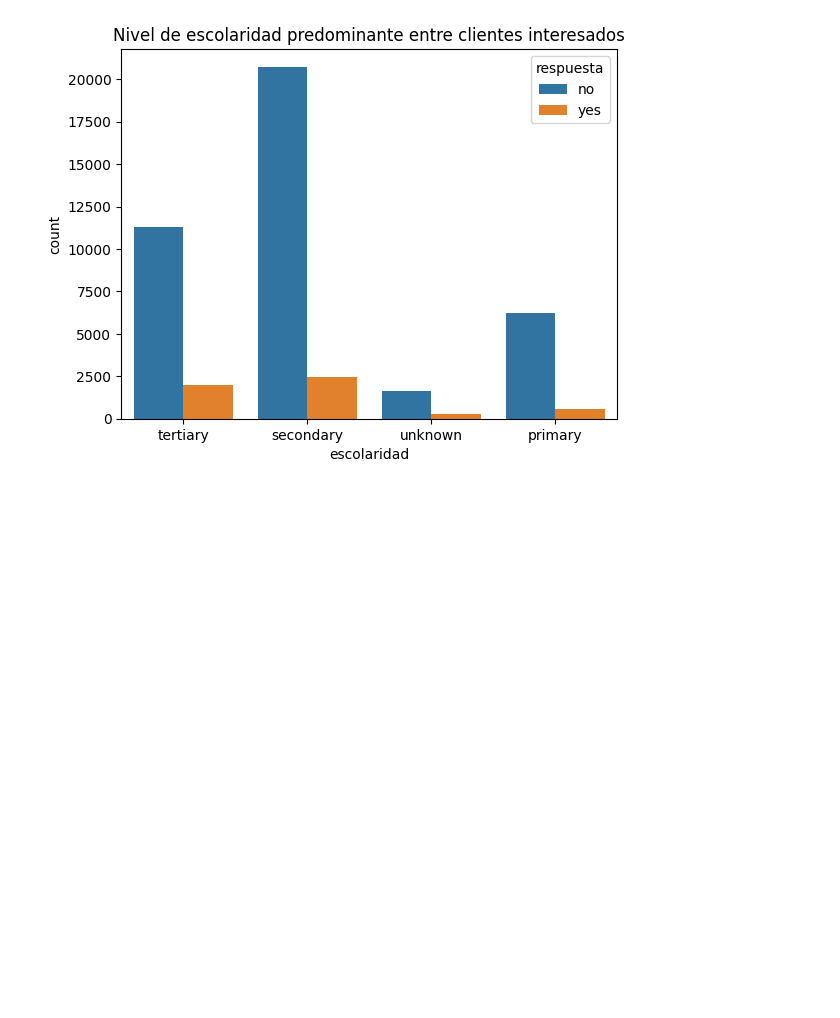
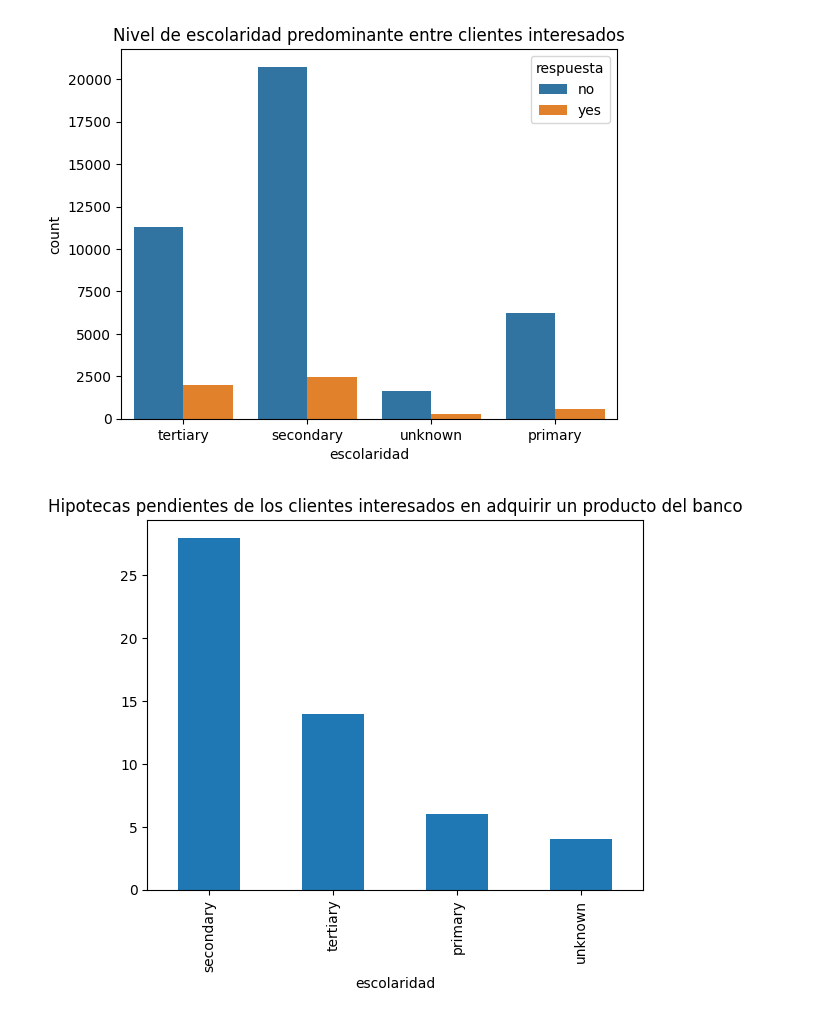
Before and after one commit to Felipecuestas98/Bootcamp-Mintic, a Jupyter notebook: Ejercicio_banco.ipynb, the cells around one changed output. Saved outputs shown, nothing was run; the diff lists cells and outputs as text; code cells hidden in the pictures; blank space fills up the shorter version.

```diff
--- a/Ejercicio_banco.ipynb
+++ b/Ejercicio_banco.ipynb
@@ -525,3 +525,11 @@ plt.title('Nivel de escolaridad predominante entre clientes interesados')
 plt.show()
 # %% [output]
 [figure]
+# %%
+# grafico de barras y bigotes por escolaridad de los clientes que tienen hipotecas pendientes interesados en adquirir un producto del banco
+clientes_hipotecas_interesados = data_clean[(data_clean['respuesta']=='yes') & (data_clean['morosidad']=='yes')].escolaridad.value_counts()
+clientes_hipotecas_interesados.plot.bar()
+plt.title('Hipotecas pendientes de los clientes interesados en adquirir un producto del banco')
+plt.show()
+# %% [output]
+[figure, added]
```
